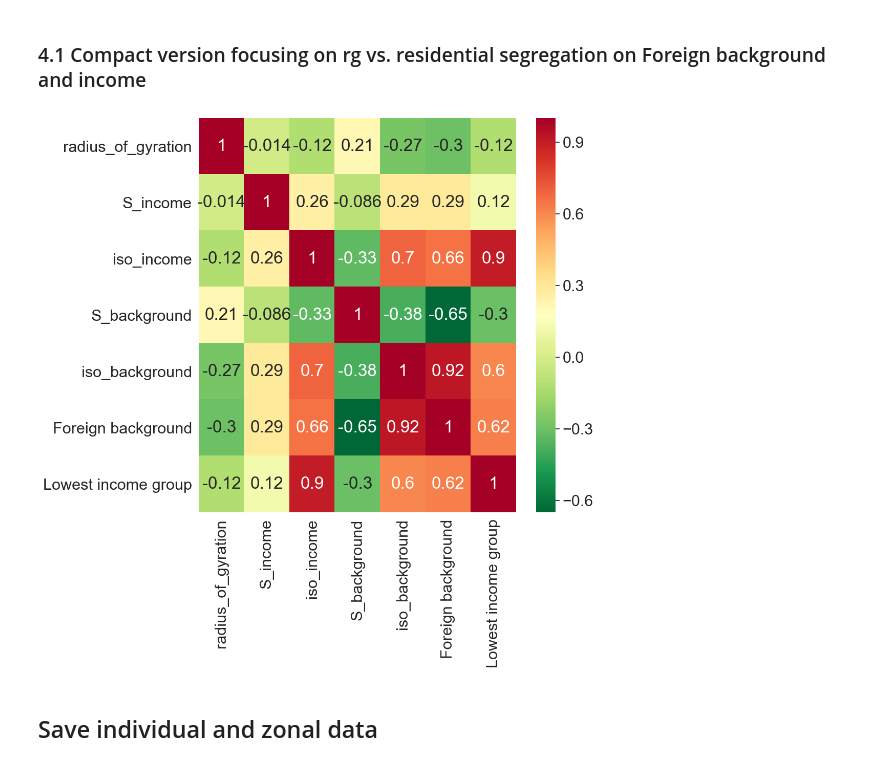
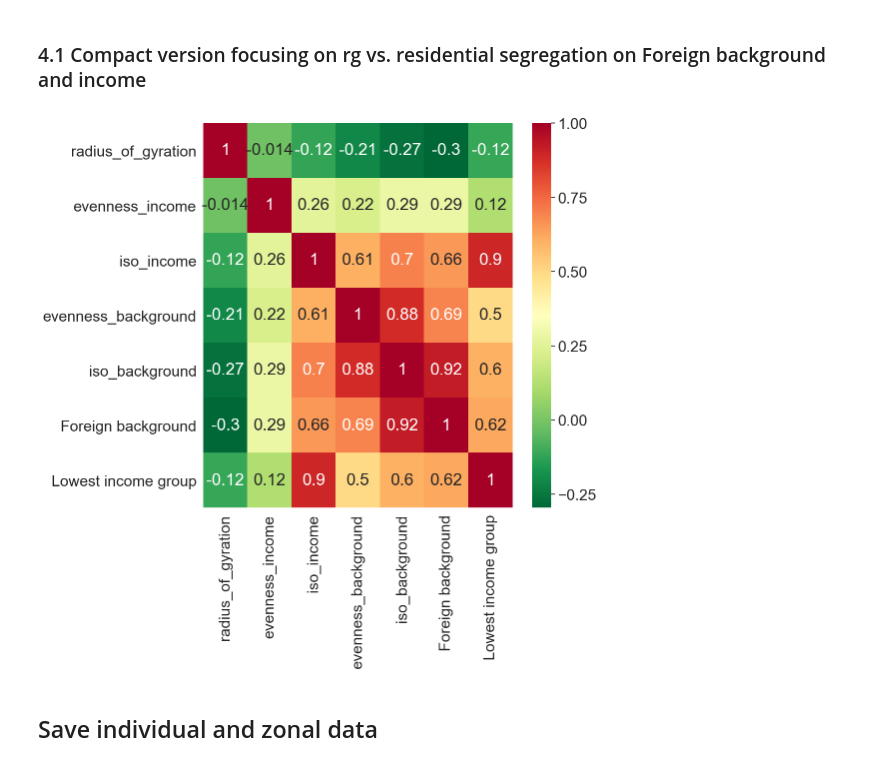
Before and after one commit to MobiSegInsights/mobi-social-segregation-se, a Jupyter notebook: src/5-individual-mobility-vs-segregation.ipynb, the cells around one changed output. Cells and saved outputs as stored; diff of their text form; code cells hidden in the pictures.

Commit message:
revise (un)evenness metrics

```diff
--- a/src/5-individual-mobility-vs-segregation.ipynb
+++ b/src/5-individual-mobility-vs-segregation.ipynb
@@ -108,8 +112,9 @@ df_mobi.head()
 # %%
 for v in ('income', 'birth_region', 'background'):
     df_mobi = pd.merge(df_mobi, indi.resi_seg.loc[indi.resi_seg['var'] == v,
-                                                  ['region', 'S', 'iso']].rename(columns={'S': f'S_{v}',
-                                                                                          'iso': f'iso_{v}'}), on=['region'])
+                                                  ['region', 'evenness', 'iso']].rename(columns={
+        'evenness': f'evenness_{v}',
+        'iso': f'iso_{v}'}), on=['region'])
 df_mobi.head()
 # %% [output]
 |  | uid | number_of_locations | number_of_visits | average_displacement | radius_of_gyration | ... |
@@ -142,8 +147,10 @@ df_mobi = pd.merge(df_mobi, df_pop.loc[:, ['region', 'wt']], on=['region'])
 # %%
 cols = ['number_of_locations', 'number_of_visits',
        'average_displacement', 'radius_of_gyration',
-       'median_distance_from_home', 'S_income', 'iso_income',
-       'S_birth_region', 'iso_birth_region', 'S_background', 'iso_background',
+       'median_distance_from_home',
+        'evenness_income', 'iso_income',
+       'evenness_birth_region', 'iso_birth_region',
+        'evenness_background', 'iso_background',
        'Foreign background', 'Not Sweden', 'Lowest income group']
 # %%
 def wt_median(data):
@@ -201,19 +208,21 @@ plt.show()
 # %% [markdown]
 ### 4.1 Compact version focusing on rg vs. residential segregation on Foreign background and income
 # %%
-cols = ['region', 'radius_of_gyration', 'S_income', 'iso_income', 'S_background', 'iso_background',
+cols = ['region', 'radius_of_gyration',
+        'evenness_income', 'iso_income',
+        'evenness_background', 'iso_background',
        'Foreign background', 'Lowest income group']
 #get correlations of each features in dataset
 X = df_mobi_by_region.loc[:, cols]
 corrmat = X.corr()
 top_corr_features = corrmat.index
 #matplotlib.rc_file_defaults()
 plt.figure(figsize=(10,10))
 #plot heat map
 g=sns.heatmap(X[top_corr_features].corr(),annot=True,cmap="RdYlGn_r")
-sns.set(font_scale=2)
+sns.set(font_scale=3)
 plt.show() # ta-da!
 # %% [output]
-[figure, old version]
+[figure, new version]
 # %% [markdown]
 ## Save individual and zonal data
```
Also changed, not shown: parts of 10 cells of this notebook, 30 other files.
